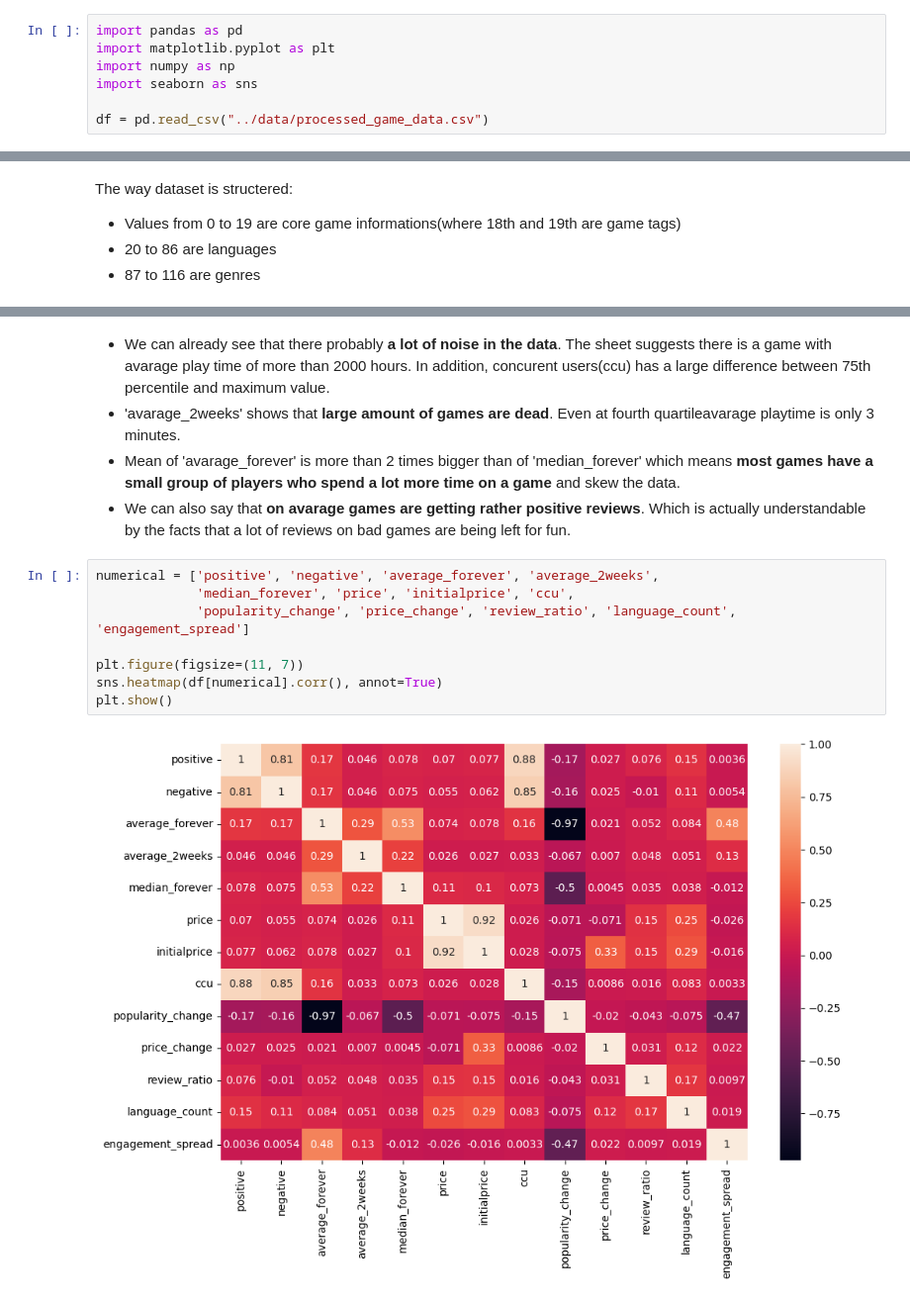
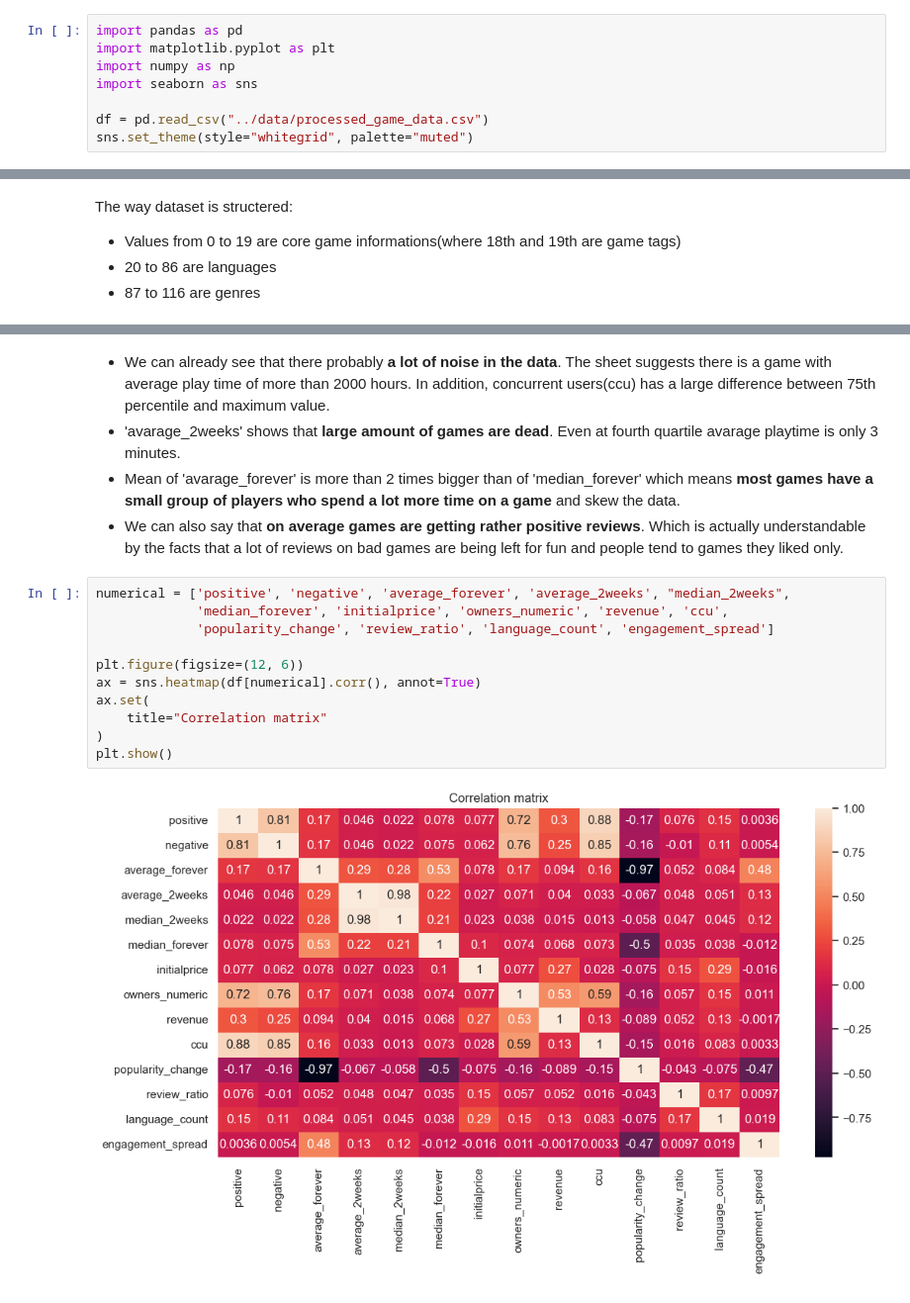
Before and after one commit to maksymkapravyi/steam-data-gathering-and-analysis, a Jupyter notebook: notebooks/steam_data_analysis.ipynb, the cells around one changed output, grey strips where cells are left out. Shown at 99% size. Saved outputs shown, nothing was run; the diff lists cells and outputs as text.

```diff
--- a/notebooks/steam_data_analysis.ipynb
+++ b/notebooks/steam_data_analysis.ipynb
@@ -23,6 +23,7 @@ import numpy as np
 import seaborn as sns
 
 df = pd.read_csv("../data/processed_game_data.csv")
+sns.set_theme(style="whitegrid", palette="muted")
 # %%
 df.head()
 # %% [output]
@@ -53,16 +54,19 @@ df.iloc[:, 1:18].describe()
 # %% [markdown]
-* We can already see that there probably __a lot of noise in the data__. The sheet suggests there is a game with avarage play time of more than 2000 hours. In addition, concurent users(ccu) has a large difference between 75th percentile and maximum value.
-* 'avarage_2weeks' shows that __large amount of games are dead__. Even at fourth quartileavarage playtime is only 3 minutes.
+* We can already see that there probably __a lot of noise in the data__. The sheet suggests there is a game with average play time of more than 2000 hours. In addition, concurrent users(ccu) has a large difference between 75th percentile and maximum value.
+* 'avarage_2weeks' shows that __large amount of games are dead__. Even at fourth quartile avarage playtime is only 3 minutes.
 * Mean of 'avarage_forever' is more than 2 times bigger than of 'median_forever' which means __most games have a small group of players who spend a lot more time on a game__ and skew the data.
-* We can also say that __on avarage games are getting rather positive reviews__. Which is actually understandable by the facts that a lot of reviews on bad games are being left for fun.
+* We can also say that __on average games are getting rather positive reviews__. Which is actually understandable by the facts that a lot of reviews on bad games are being left for fun and people tend to games they liked only.
 # %%
-numerical = ['positive', 'negative', 'average_forever', 'average_2weeks',
-             'median_forever', 'price', 'initialprice', 'ccu',
-             'popularity_change', 'price_change', 'review_ratio', 'language_count', 'engagement_spread']
+numerical = ['positive', 'negative', 'average_forever', 'average_2weeks', "median_2weeks",
+             'median_forever', 'initialprice', 'owners_numeric', 'revenue', 'ccu',
+             'popularity_change', 'review_ratio', 'language_count', 'engagement_spread']
 
-plt.figure(figsize=(11, 7))
-sns.heatmap(df[numerical].corr(), annot=True)
+plt.figure(figsize=(12, 6))
+ax = sns.heatmap(df[numerical].corr(), annot=True)
+ax.set(
+    title="Correlation matrix"
+)
 plt.show()
 # %% [output]
-[figure, old version]
+[figure, new version]
 # %% [markdown]
```
Also changed, not shown: parts of 53 cells of this notebook, 2 other files.
